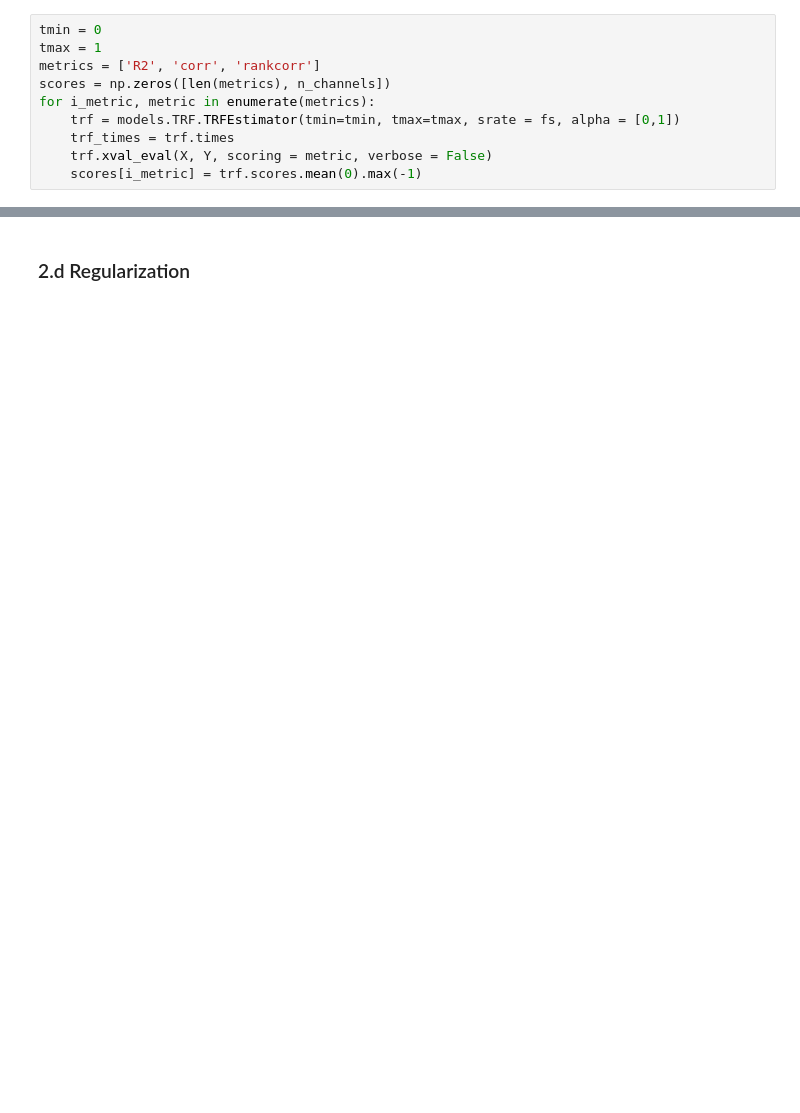
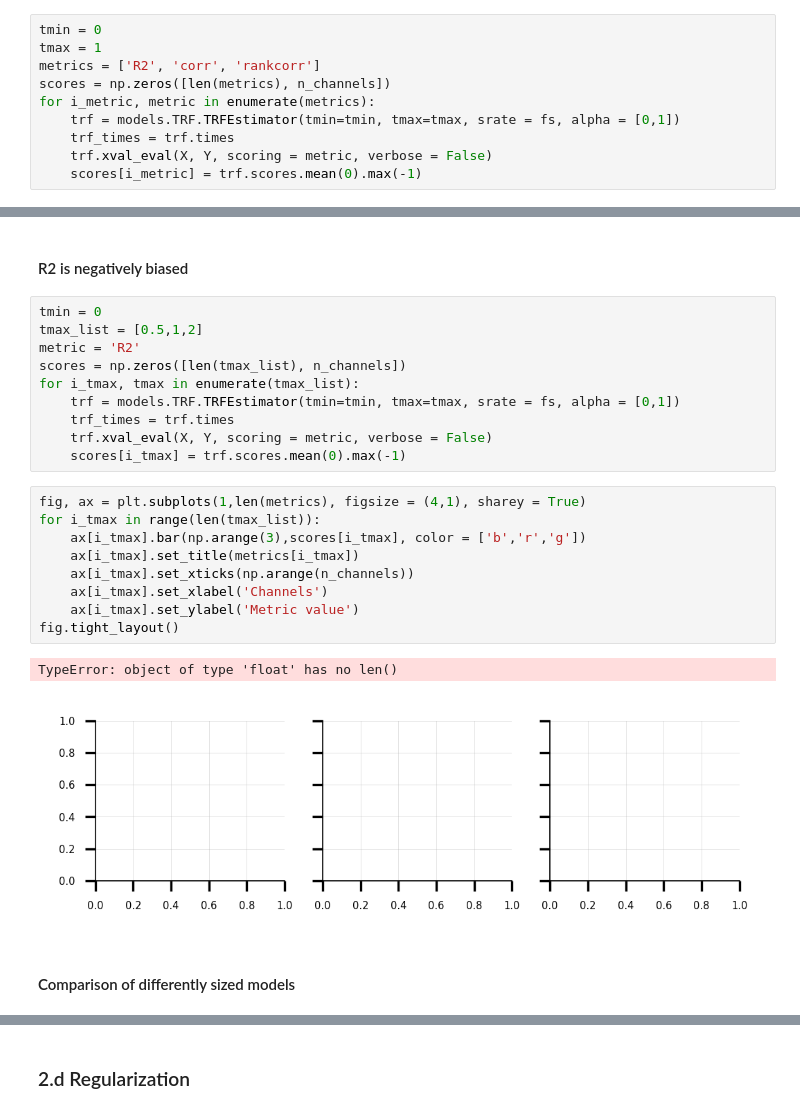
Before and after one commit to phg17/sPyEEG, a Jupyter notebook: Workshop_Caen.ipynb, the cells around one changed output, grey strips where cells are left out. Drawn from its saved outputs; the diff is of its cells as text; blank space fills up the shorter version.

```diff
--- a/Workshop_Caen.ipynb
+++ b/Workshop_Caen.ipynb
@@ -306,0 +273,26 @@ for i_metric in range(len(metrics)):
+# %% [markdown]
+#### R2 is negatively biased
+# %%
+tmin = 0
+tmax_list = [0.5,1,2]
+metric = 'R2'
+scores = np.zeros([len(tmax_list), n_channels])
+for i_tmax, tmax in enumerate(tmax_list):
+    trf = models.TRF.TRFEstimator(tmin=tmin, tmax=tmax, srate = fs, alpha = [0,1])
+    trf_times = trf.times
+    trf.xval_eval(X, Y, scoring = metric, verbose = False)
+    scores[i_tmax] = trf.scores.mean(0).max(-1)
+# %%
+fig, ax = plt.subplots(1,len(metrics), figsize = (4,1), sharey = True)
+for i_tmax in range(len(tmax_list)):
+    ax[i_tmax].bar(np.arange(3),scores[i_tmax], color = ['b','r','g'])
+    ax[i_tmax].set_title(metrics[i_tmax])
+    ax[i_tmax].set_xticks(np.arange(n_channels))
+    ax[i_tmax].set_xlabel('Channels')
+    ax[i_tmax].set_ylabel('Metric value')
+fig.tight_layout()
+# %% [output]
+TypeError: object of type 'float' has no len()
+[figure, added]
+# %% [markdown]
+#### Comparison of differently sized models
```
Also changed, not shown: parts of 28 cells of this notebook, 3 other files.
